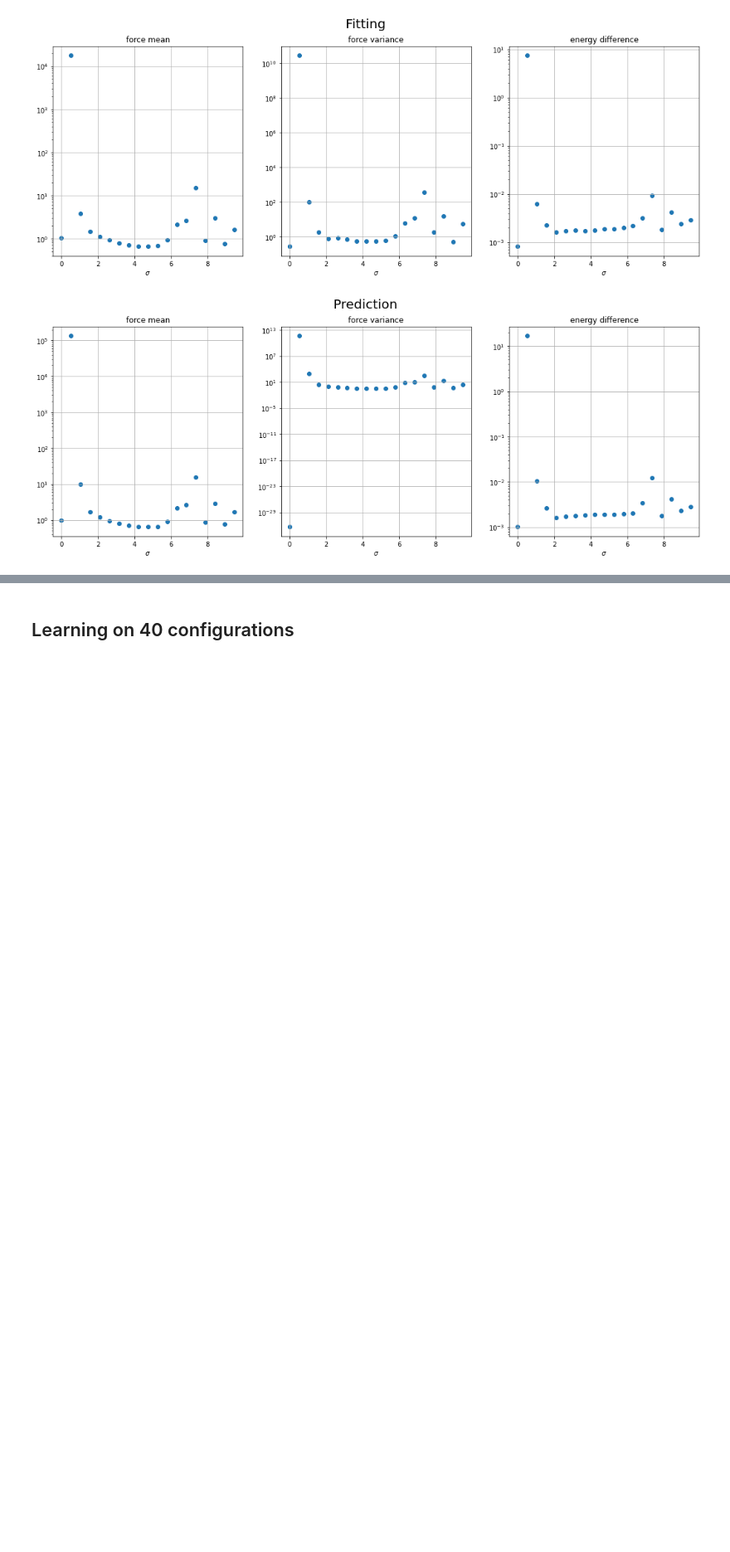
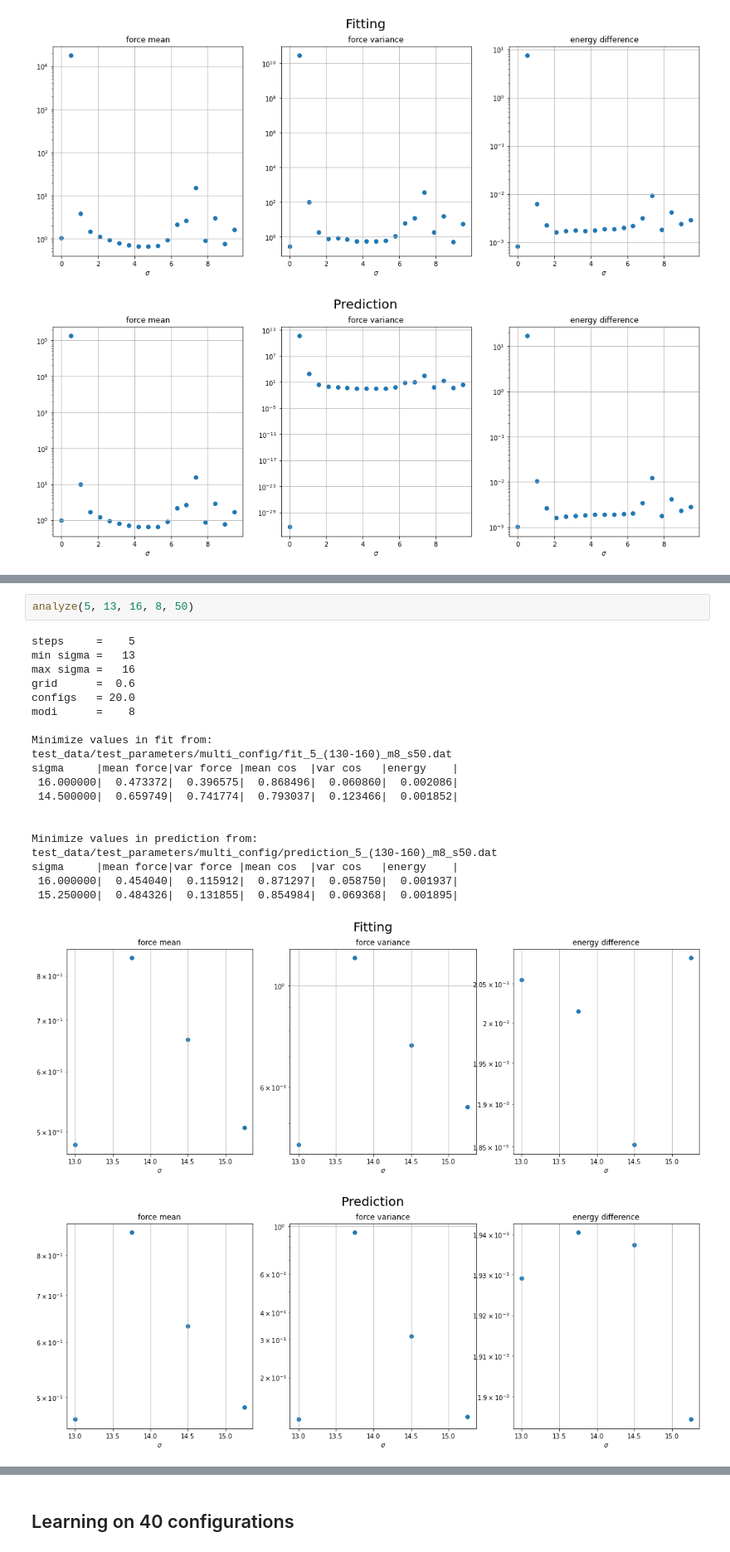
Before and after one commit to Lactose94/LP-Machine-Learning, a Jupyter notebook: gauss_quality_multi.ipynb, the cells around one changed output, grey strips where cells are left out. Shown at 83% size. Drawn from its saved outputs; the diff is of its cells as text; blank space fills up the shorter version.

```diff
--- a/quality_multi.ipynb
+++ b/gauss_quality_multi.ipynb
@@ -245,0 +270,24 @@ sigma     |mean force|var force |mean cos  |var cos   |energy    |
+# %%
+analyze(5, 13, 16, 8, 50)
+# %% [output]
+steps     =    5
+min sigma =   13
+max sigma =   16
+grid      =  0.6
+configs   = 20.0
+modi      =    8
+
+Minimize values in fit from:
+test_data/test_parameters/multi_config/fit_5_(130-160)_m8_s50.dat
+sigma     |mean force|var force |mean cos  |var cos   |energy    |
+ 16.000000|  0.473372|  0.396575|  0.868496|  0.060860|  0.002086|
+ 14.500000|  0.659749|  0.741774|  0.793037|  0.123466|  0.001852|
+
+
+Minimize values in prediction from:
+test_data/test_parameters/multi_config/prediction_5_(130-160)_m8_s50.dat
+sigma     |mean force|var force |mean cos  |var cos   |energy    |
+ 16.000000|  0.454040|  0.115912|  0.871297|  0.058750|  0.001937|
+ 15.250000|  0.484326|  0.131855|  0.854984|  0.069368|  0.001895|
+[figure, added]
+[figure, added]
```
Also changed, not shown: parts of 2 cells of this notebook, 13 other files.
